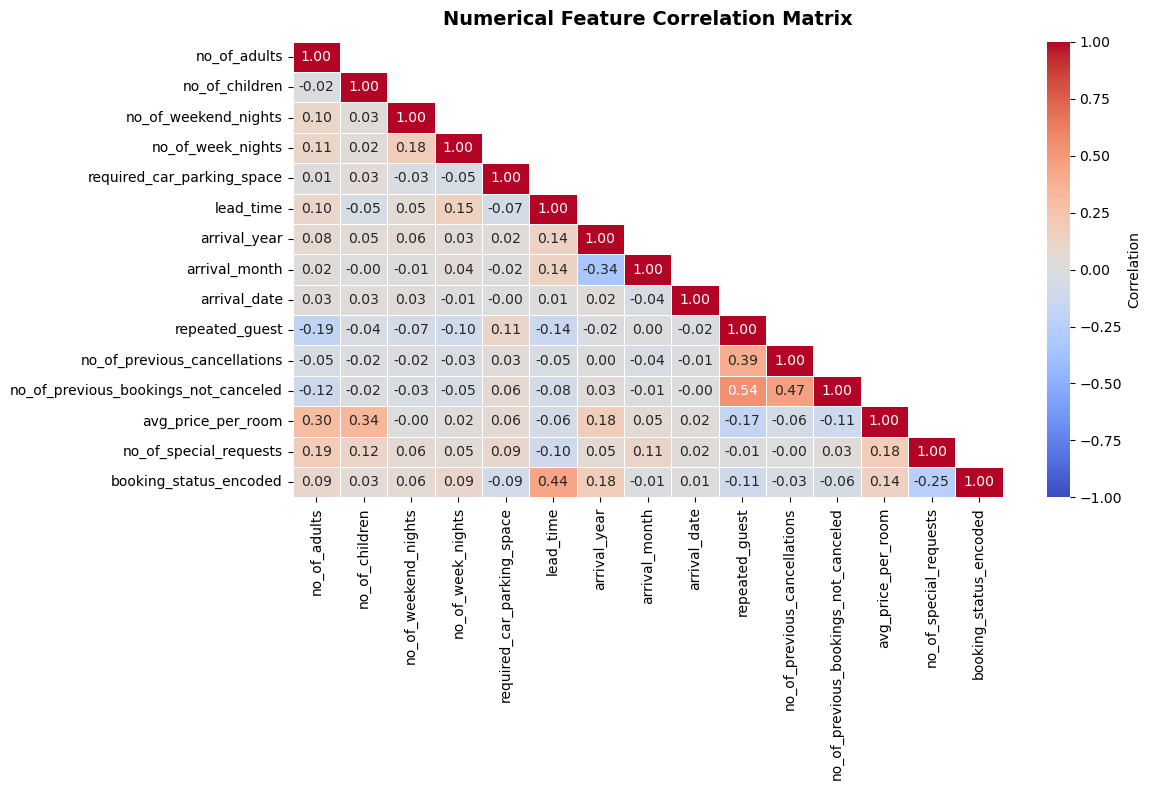
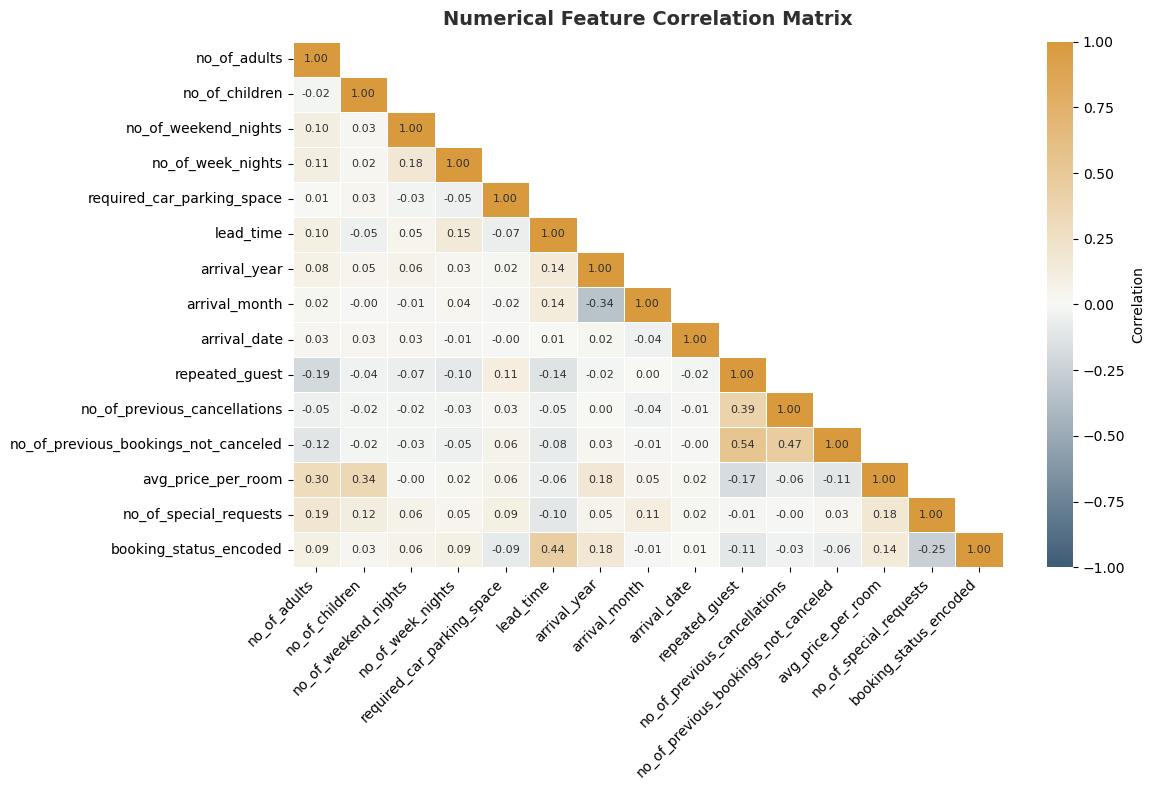
The change to this notebook cell's code, shown as a diff; its figure went from the first image to the second:
--- before
+++ after
@@ -1,3 +1,12 @@
 # Correlation heatmap for numerical features (lower triangle with annotations)
+
+stayguard_corr_cmap = LinearSegmentedColormap.from_list(
+    "stayguard_corr",
+    [
+        project_palette["slate_blue"],
+        project_palette["off_white"],
+        project_palette["gold"]
+    ]
+)
 
 mask = np.triu(np.ones_like(corr_matrix, dtype=bool), k=1)
@@ -5,8 +14,8 @@
 plt.figure(figsize=(12, 8))
 
-sns.heatmap(
+ax = sns.heatmap(
     corr_matrix,
     mask=mask,
-    cmap="coolwarm",
+    cmap=stayguard_corr_cmap,
     center=0,
     vmin=-1,
@@ -15,8 +24,12 @@
     fmt=".2f",
     linewidths=0.5,
+    linecolor="white",
+    annot_kws={"size": 8, "color": chart_colors["text"]},
     cbar_kws={"label": "Correlation"}
 )
 
-plt.title("Numerical Feature Correlation Matrix", fontsize=14, weight="bold", pad=12)
+plt.title("Numerical Feature Correlation Matrix", fontsize=14, weight="bold", pad=12, color=chart_colors["text"])
+plt.xticks(rotation=45, ha="right")
+plt.yticks(rotation=0)
 plt.tight_layout()
 plt.show()

Commit: Final changes, presentation and visual apealing chart design